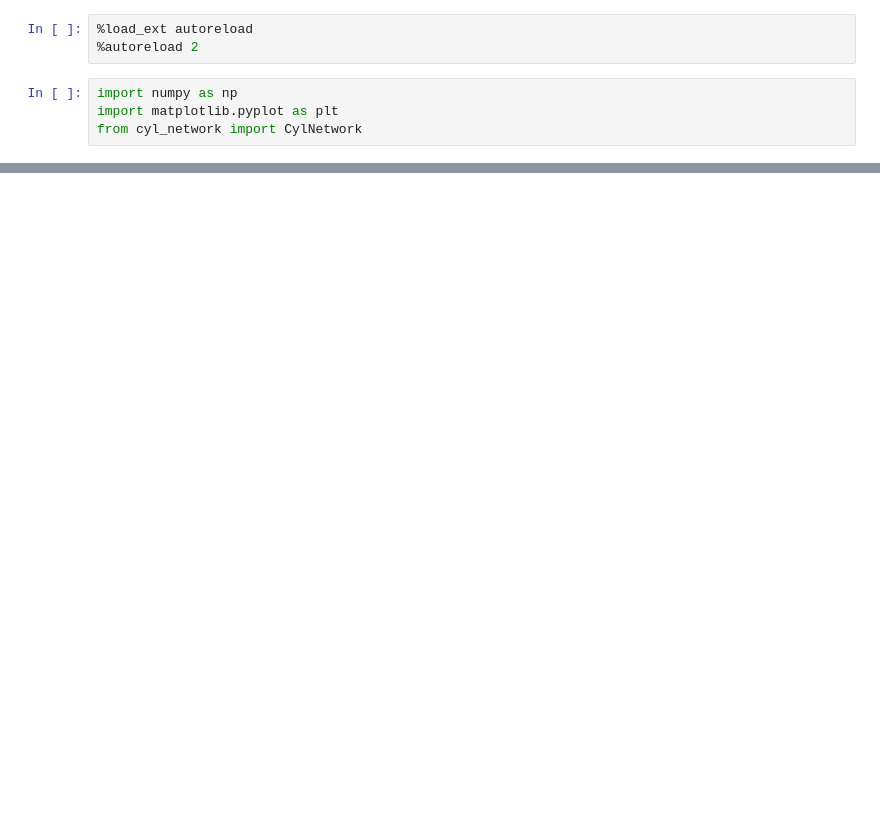
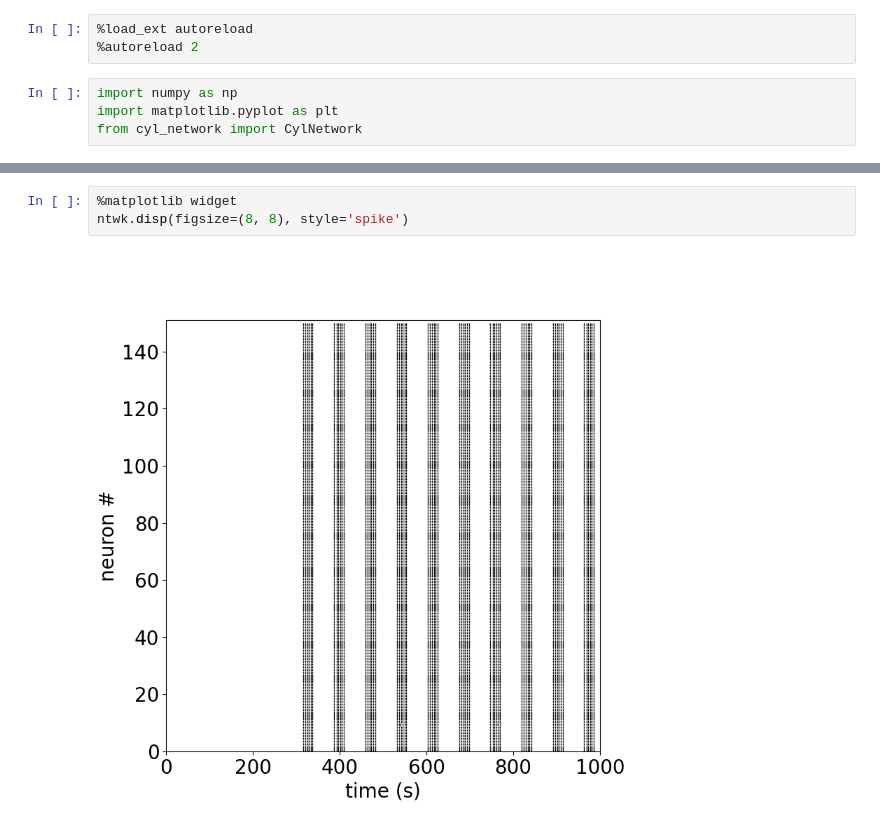
Before and after one commit to hengjiwang/hydranerv, a Jupyter notebook: hydranerv/models/network/sim_cyl_network.ipynb, the cells around one changed output, grey strips where cells are left out. Drawn from its saved outputs; the diff is of its cells as text; blank space fills up the shorter version.

```diff
--- a/hydranerv/models/network/sim_cyl_network.ipynb
+++ b/hydranerv/models/network/sim_cyl_network.ipynb
@@ -16,0 +27,5 @@ ntwk.disp_network(figsize=(8, 8))
+# %%
+%matplotlib widget
+ntwk.disp(figsize=(8, 8), style='spike')
+# %% [output]
+[figure, added]
```
Also changed, not shown: parts of 4 cells of this notebook, 2 other files.
